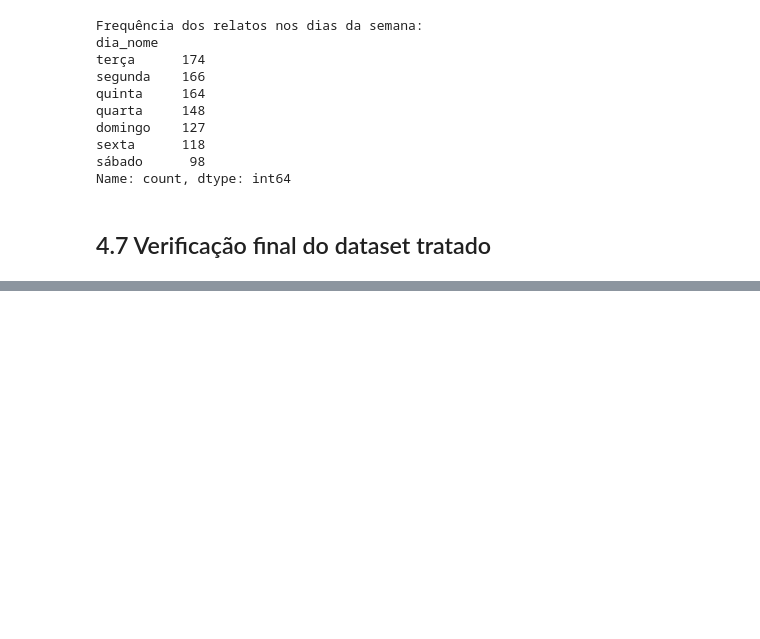
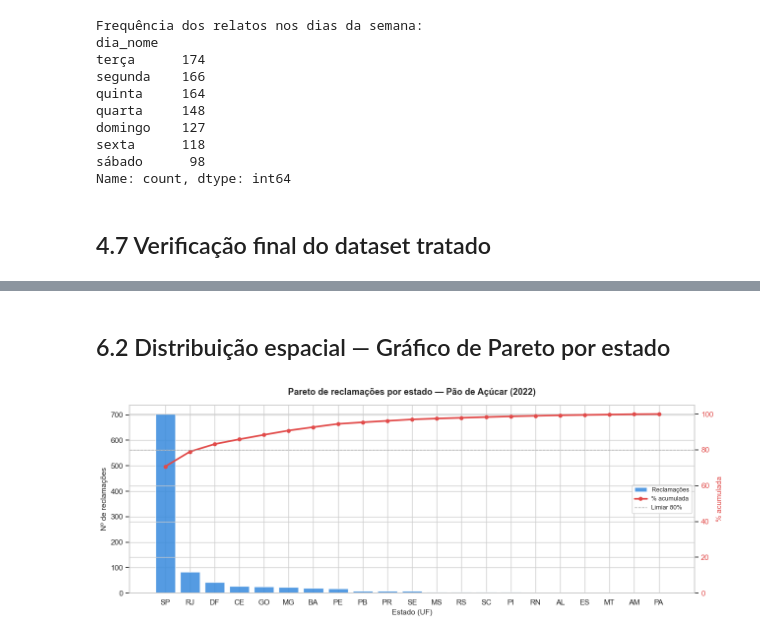
Before and after one commit to ThiagoSevenn/ciencia-de-dados-AV1, a Jupyter notebook: main.ipynb, the cells around one changed output, grey strips where cells are left out. Cells and saved outputs as stored; diff of their text form; code cells hidden in the pictures; blank space fills up the shorter version.

```diff
--- a/main.ipynb
+++ b/main.ipynb
@@ -383,0 +577,41 @@ dtype: int64
+# %% [markdown]
+## 6.2 Distribuição espacial — Gráfico de Pareto por estado
+# %%
+pareto = (data['estado']
+          .value_counts()
+          .reset_index())
+pareto.columns = ['estado','reclamacoes']
+pareto['pct_acum'] = (pareto['reclamacoes'].cumsum() /
+                      pareto['reclamacoes'].sum() * 100).round(1)
+
+fig, ax1 = plt.subplots(figsize=(13, 5))
+
+# Barras
+ax1.bar(pareto['estado'], pareto['reclamacoes'],
+        color='#378ADD', alpha=0.85, zorder=2, label='Reclamações')
+ax1.set_xlabel('Estado (UF)', fontsize=11)
+ax1.set_ylabel('Nº de reclamações', fontsize=11)
+ax1.set_axisbelow(True)
+
+# Linha acumulada
+ax2 = ax1.twinx()
+ax2.plot(pareto['estado'], pareto['pct_acum'],
+         color='#E24B4A', linewidth=2.5, marker='o', markersize=5,
+         label='% acumulada')
+ax2.axhline(80, color='#aaa', linestyle='--', linewidth=1, label='Limiar 80%')
+ax2.set_ylabel('% acumulada', fontsize=11, color='#E24B4A')
+ax2.set_ylim(0, 105)
+ax2.tick_params(axis='y', labelcolor='#E24B4A')
+
+ax1.set_title('Pareto de reclamações por estado — Pão de Açúcar (2022)',
+              fontsize=13, fontweight='bold', pad=15)
+
+handles1, labels1 = ax1.get_legend_handles_labels()
+handles2, labels2 = ax2.get_legend_handles_labels()
+ax1.legend(handles1 + handles2, labels1 + labels2,
+           loc='center right', fontsize=9, framealpha=0.9)
+
+plt.tight_layout()
+plt.show()
+# %% [output]
+[figure, added]
```
Also changed, not shown: parts of 14 cells of this notebook.
